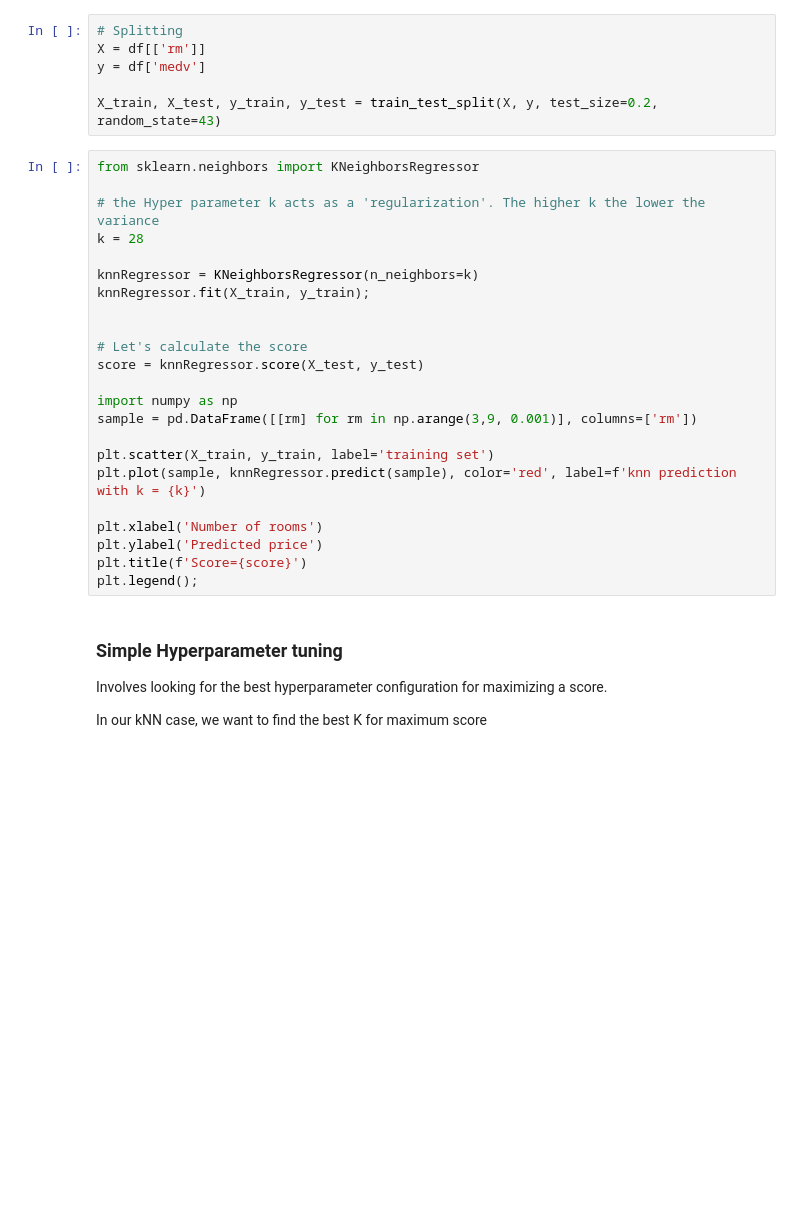
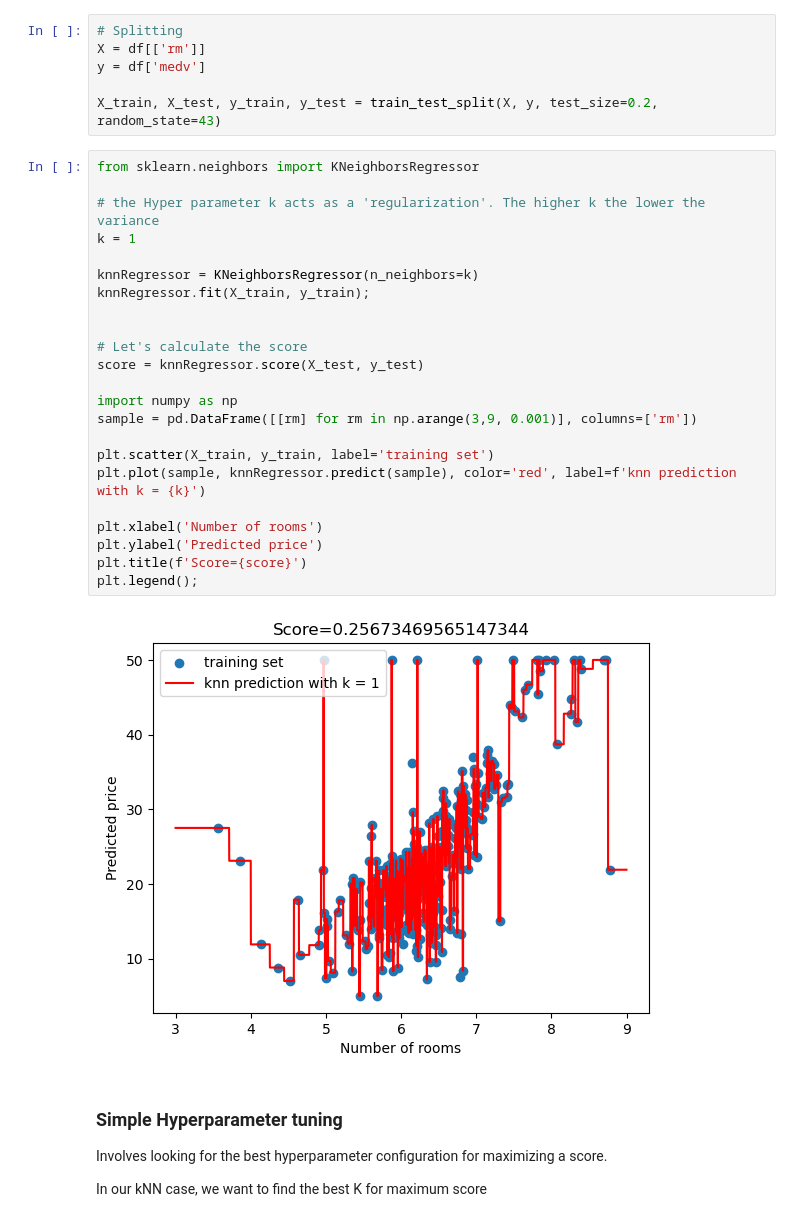
Before and after one commit to barimani/ml_basics, a Jupyter notebook: 3-Regression.ipynb, the cells around one changed output. Cells and saved outputs as stored; diff of their text form; blank space fills up the shorter version.

```diff
--- a/3-Regression.ipynb
+++ b/3-Regression.ipynb
@@ -182,26 +230,28 @@ X_train, X_test, y_train, y_test = train_test_split(X, y, test_size=0.2, random_
 # %%
 from sklearn.neighbors import KNeighborsRegressor
 
 # the Hyper parameter k acts as a 'regularization'. The higher k the lower the variance
-k = 28
+k = 1
 
 knnRegressor = KNeighborsRegressor(n_neighbors=k)
 knnRegressor.fit(X_train, y_train);
 
 
 # Let's calculate the score
 score = knnRegressor.score(X_test, y_test)
 
 import numpy as np
 sample = pd.DataFrame([[rm] for rm in np.arange(3,9, 0.001)], columns=['rm'])
 
 plt.scatter(X_train, y_train, label='training set')
 plt.plot(sample, knnRegressor.predict(sample), color='red', label=f'knn prediction with k = {k}')
 
 plt.xlabel('Number of rooms')
 plt.ylabel('Predicted price')
 plt.title(f'Score={score}')
 plt.legend();
+# %% [output]
+[figure, added]
 # %% [markdown]
 ### Simple Hyperparameter tuning
 
```
Also changed, not shown: parts of 16 cells of this notebook, 3 other files.
